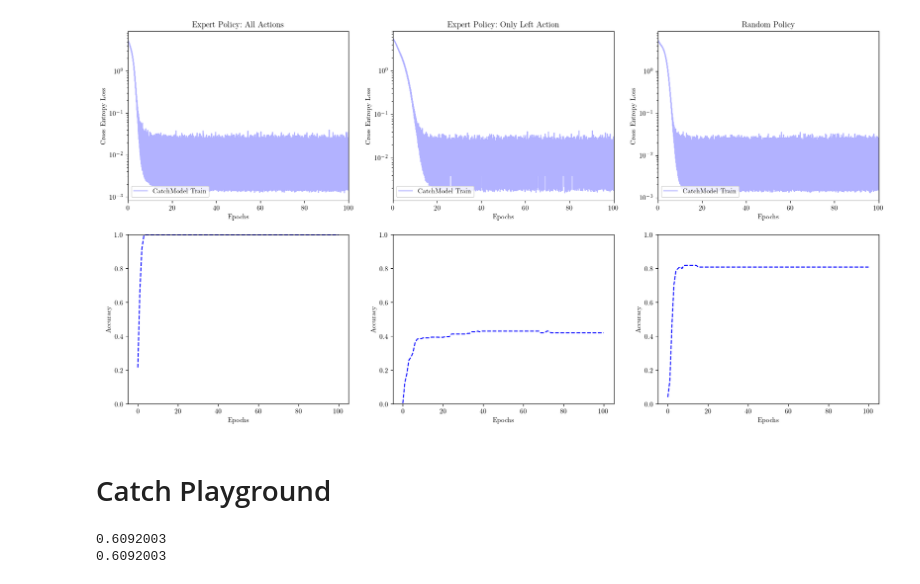
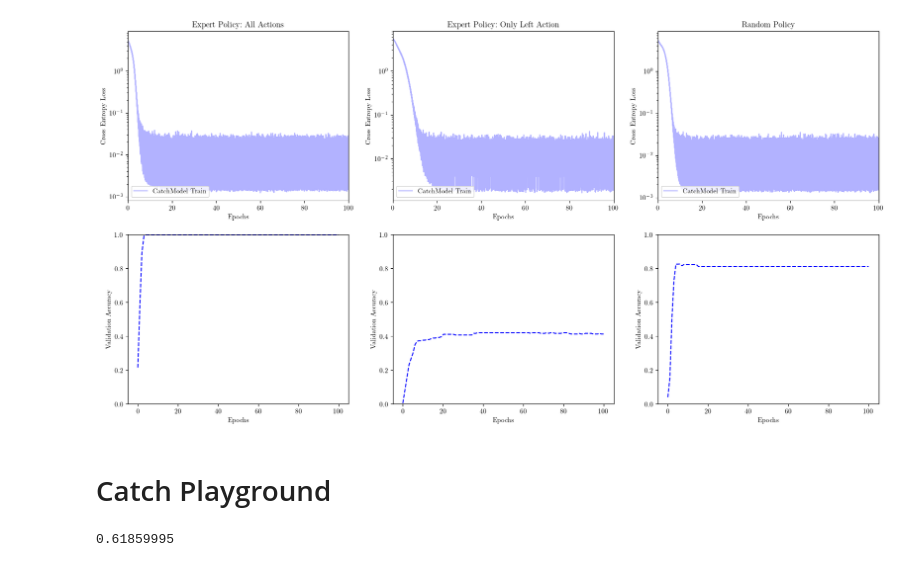
Before and after one commit to seancraven/mono_ms, a Jupyter notebook: model_based/transition_model_catch_plots.ipynb, the cells around one changed output. Cells and saved outputs as stored; diff of their text form; code cells hidden in the pictures.

```diff
--- a/model_based/transition_model_catch_plots.ipynb
+++ b/model_based/transition_model_catch_plots.ipynb
@@ -32,7 +30,7 @@ expert_data = jax.jit(jax.vmap(make_expert_experience_fn("Catch-bsuite", 500, ex
 expert_data_len= np.prod(expert_data.reward.shape)
 expert_data= jax.tree_map(lambda x: x.reshape((expert_data_len, -1)), expert_data)
 # %%
-hyp = HyperParams(model=Model, train_frac=0.8)
+hyp = HyperParams(model=CatchModel, train_frac=0.8)
 data = random_data.join(expert_data)
 data_len = np.prod(data.reward.shape)
 data = jax.tree_map(lambda x: x.reshape(data_len, -1), data)
@@ -79,25 +77,25 @@ for hyp, c in zip(hyps, cs):
 # %%
 matplotlib.rcParams.update( {"text.usetex": True, "font.family": "serif",})
 titles = ["Expert Policy: All Actions", "Expert Policy: Only Left Action", "Random Policy"]
 fig, ax = plt.subplots(2, 3, figsize=(20, 10))
 for sub_sol, hyp, c in zip(sol, hyps, cs):
     for i, ((train_loss, val_loss), tit) in enumerate(zip(sub_sol, titles)):
         train_loss= moving_average(train_loss, 10)
         ax[0, i].semilogy(get_x(train_loss, hyp.epochs),train_loss, label=f"{hyp.model.__name__} Train", color=c, alpha = 0.3)
         if tit == "Random Policy":
             ax[1, i].plot(get_x(val_loss, hyp.epochs), val_loss, label=f"{hyp.model.__name__} Expert Policy Validation", color=c, linestyle="--")
         else:
             ax[1, i].plot(get_x(val_loss, hyp.epochs), val_loss, label=f"{hyp.model.__name__} Val", color=c, linestyle="--")
         ax[0, i].legend(loc="lower left")
         ax[0, i].set_xlabel("Epochs")
         ax[1, i].set_xlabel("Epochs")
         ax[0, i].set_ylabel("Cross Entropy Loss")
-        ax[1, i].set_ylabel("Accuracy")
+        ax[1, i].set_ylabel("Validation Accuracy")
         ax[0, i].set_title(tit)
         ax[0, i].set_xlim(0, EPCH)
         ax[1, i].set_ylim(0, 1)
 # %% [output]
-[figure, old version]
+[figure, new version]
 # %%
 rng = jax.random.PRNGKey(42)
 key = jax.random.split(rng, 500)
@@ -114,43 +113,43 @@ ts = models[("CatchModel", 0)][1]
 # %%
-def pred(ball_dist, pad_dist):
-    sol_ball = jnp.zeros_like(ball_dist.probs).at[ball_dist.mode()].set(1)
-    sol_pad = jnp.zeros_like(pad_dist.probs).at[pad_dist.mode()].set(1)
-    sol = jnp.concatenate([sol_ball.reshape(-1), sol_pad.reshape(-1)], axis=0)
-
-    return sol.reshape(-1, 10, 5)
-accs = []
-num_envs = 50
-key = jax.random.PRNGKey(0)
-key = jax.random.split(key, num_envs)
-obs, env_state = jax.vmap(env.reset, in_axes=(0, None))(key, env_params)
-aply = jax.jit(ts.apply_fn)
-other_acc = []
-for i in range(100):
-    key = jax.vmap(jax.random.split, in_axes=(0))(key)[:, -1]
-    action = jax.random.randint(key[0], minval=0, maxval=3, shape=(num_envs,))
-    ball_dist, pad_dist = aply(ts.params, obs.reshape(-1, 50), action)
-
-    prediction = jax.vmap(pred, in_axes=0)(ball_dist, pad_dist)
-    obs, env_state, rew, done, info = jax.vmap(env.step)(key, env_state, action)
-
-    obs= obs.reshape(-1, 50)
-    ball= obs.at[..., :45].get()
-    ball_pred = ball_dist.mode()
-    pad_pred = pad_dist.mode()
-    pad= obs.at[..., 45:].get()
-    ball_acc = ball_pred == jnp.where(ball==1.0)[1]
-    pad_acc = pad_pred == jnp.where(pad ==1.0)[1]
-
-    acc = jnp.logical_and(ball_acc, pad_acc).mean()
-    other_acc.append(acc)
+def _accuracy(ball_dist, paddle_dist, next_state):
+    ball_pred = jnp.zeros_like(ball_dist.probs).at[ball_dist.mode()].set(1.0)
+    paddle_pred = (
+        jnp.zeros_like(paddle_dist.probs).at[paddle_dist.mode()].set(1.0)
+    )
+    pred = jnp.concatenate(
+        [
+            ball_pred.reshape(45),
+            paddle_pred.reshape(5),
+        ],
+        axis=0,
+    )
+    accuracy = pred == next_state
+    return accuracy.all()
+# def sample_action(key):
+#     action = env.sample_action(key)
+#     return action
 
 
+accs = []
+num_envs = 100
+single_key = jax.random.PRNGKey(0)
+key = jax.random.split(single_key, num_envs)
+obs, env_state = jax.vmap(env.reset, in_axes=(0, None))(key, env_params)
+aply = ts.apply_fn
+other_acc = []
+policy_aply = jax.vmap(ActorCritic(3).apply, in_axes =(None, 0))
 
-    sol = jnp.mean((prediction.reshape(-1, 50) == obs.reshape(-1, 50)).all(axis=-1))
-    accs.append(sol)
+for i in range(100):
+    _, single_key = jax.random.split(single_key)
+    # action = jax.random.randint(single_key, minval=0, maxval=3, shape=(num_envs,))
+    action = policy_aply(expert_params, obs)[0].sample(seed=single_key)
+    ball_dist, pad_dist = aply(ts.params, obs, action)
+    next_obs, env_state, rew, done, info = jax.vmap(env.step)(key, env_state, action)
 
-print(sum(ac for ac in accs) / len(accs) )
-print(sum(ac for ac in other_acc) / len(other_acc) )
+    prediction = jax.vmap(_accuracy)(ball_dist, pad_dist, next_obs)
+    obs = next_obs
+    accs.append(prediction.mean())
+
+print(jnp.stack(accs).mean())
 # %% [output]
-0.6092003
-0.6092003
+0.61859995
```
Also changed, not shown: parts of 3 cells of this notebook, 1 other file.
